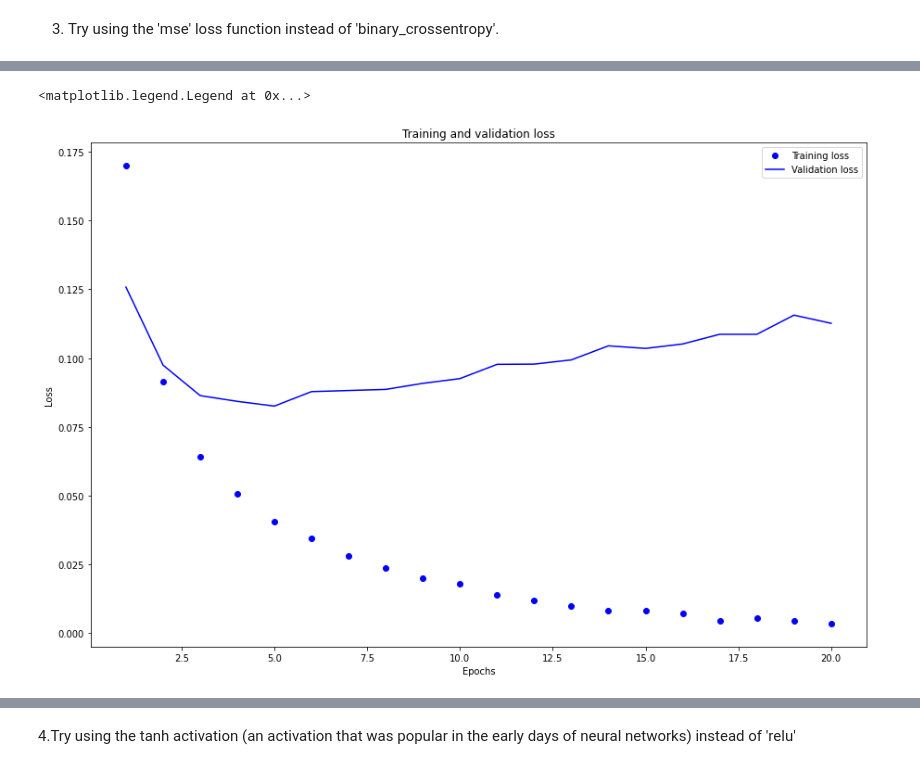
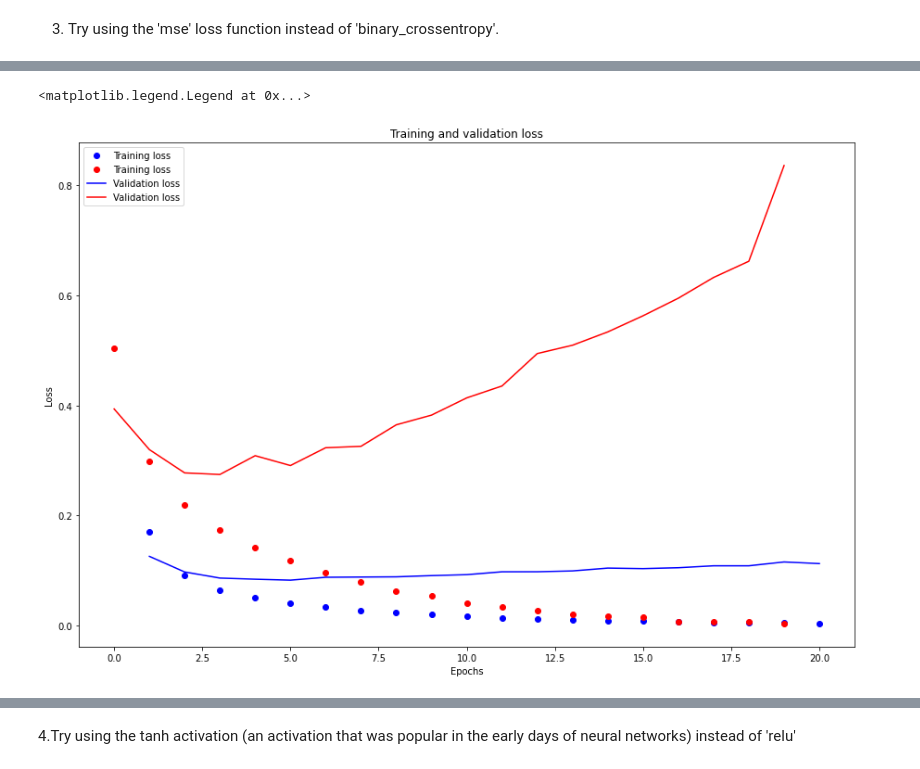
Before and after one commit to asau12/ASAU_Advancemachinelearning, a Jupyter notebook: Assignment_1_IMDB_Final.ipynb, the cells around one changed output, grey strips where cells are left out. Saved outputs shown, nothing was run; the diff lists cells and outputs as text; code cells hidden in the pictures.

```diff
--- a/Assignment_1_IMDB_Final.ipynb
+++ b/Assignment_1_IMDB_Final.ipynb
@@ -298,20 +298,20 @@ Epoch 20/20
 # %%
 #Plotting the training and validation loss for two model with different loss function
 
 f = plt.figure()
 f.set_figwidth(15)
 f.set_figheight(10)
 
 epochs = range(1, len(loss_values) + 1)
-plt.plot(epochs, history_dict_3LM["loss"], "bo", label="Training loss")
-plt.plot(epochs, history_dict_3LM["val_loss"], "b", label="Validation loss")
+plt.plot(epochs, history_dict_3LM["loss"], "bo",history_dict3L['loss'],'ro ', label="Training loss")
+plt.plot(epochs, history_dict_3LM["val_loss"], "b",history_dict3L['val_loss'],'r', label="Validation loss")
 plt.title("Training and validation loss")
 plt.xlabel("Epochs")
 plt.ylabel("Loss")
 plt.legend()
 # %% [output]
 <matplotlib.legend.Legend at 0x...>
-[figure, old version]
+[figure, new version]
 # %%
 # Plotting the training and validation accuracy
 plt.clf()
```
Also changed, not shown: parts of 1 cell of this notebook.
